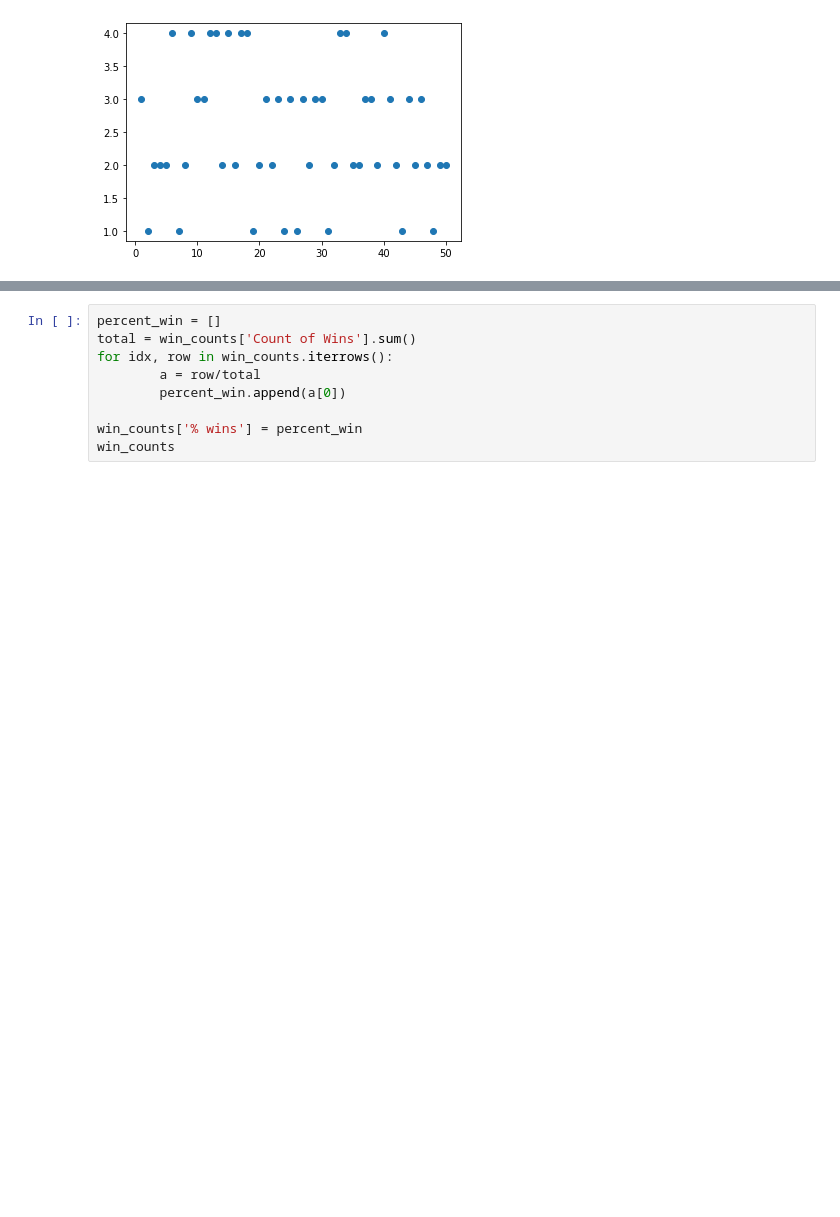
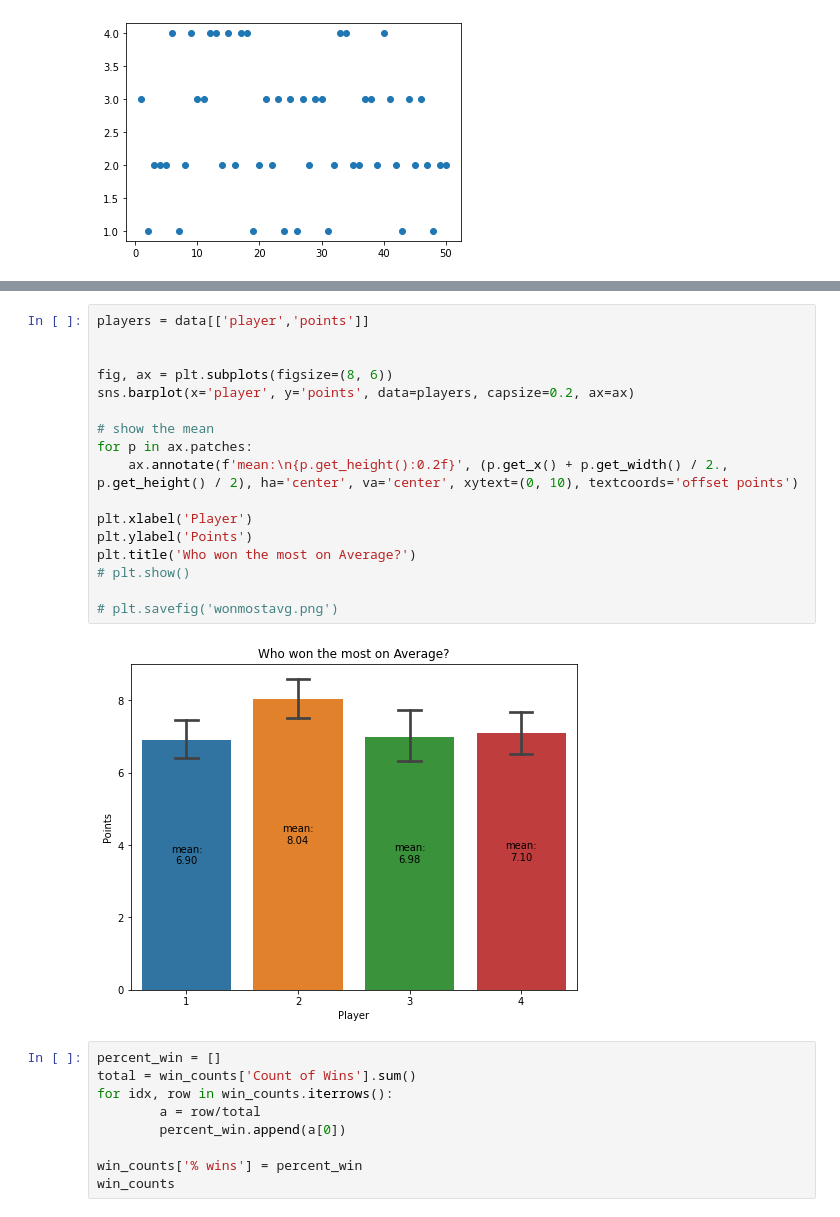
Before and after one commit to okwan91/catanstrategy, a Jupyter notebook: notebooks/Sandbox.ipynb, the cells around one changed output, grey strips where cells are left out. Saved outputs shown, nothing was run; the diff lists cells and outputs as text; blank space fills up the shorter version.

```diff
--- a/notebooks/Sandbox.ipynb
+++ b/notebooks/Sandbox.ipynb
@@ -92,6 +112,25 @@ win_counts
 | 2 | 18 |
 | 3 | 14 |
 | 4 | 10 |
+# %%
+players = data[['player','points']]
+
+
+fig, ax = plt.subplots(figsize=(8, 6))
+sns.barplot(x='player', y='points', data=players, capsize=0.2, ax=ax)
+
+# show the mean
+for p in ax.patches:
+    ax.annotate(f'mean:\n{p.get_height():0.2f}', (p.get_x() + p.get_width() / 2., p.get_height() / 2), ha='center', va='center', xytext=(0, 10), textcoords='offset points')
+
+plt.xlabel('Player')
+plt.ylabel('Points')
+plt.title('Who won the most on Average?')
+# plt.show()
+
+# plt.savefig('wonmostavg.png')
+# %% [output]
+[figure, added]
 # %%
 percent_win = []
 total = win_counts['Count of Wins'].sum()
```
Also changed, not shown: parts of 19 cells of this notebook, 3 other files.
